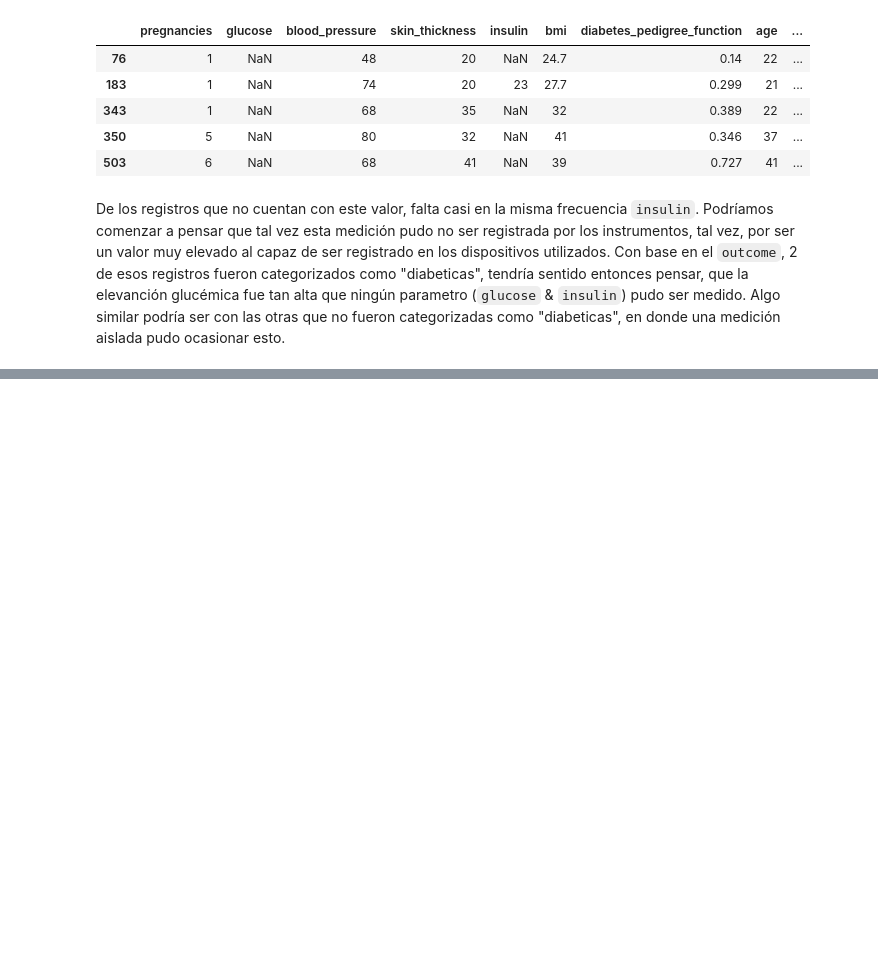
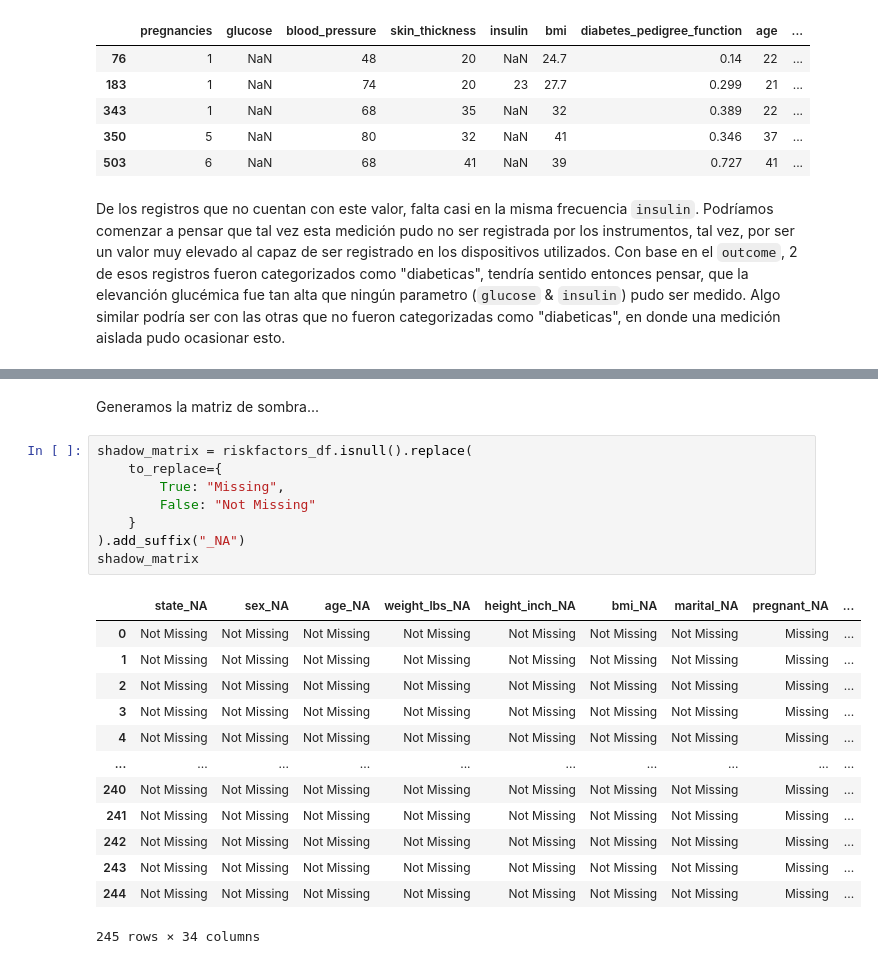
Before and after one commit to PedroRgz/Curso-Manejo-de-datos-faltantes, a Jupyter notebook: Manejo de datos faltantes: Exploración.ipynb, the cells around one changed output, grey strips where cells are left out. Cells and saved outputs as stored; diff of their text form; blank space fills up the shorter version.

```diff
--- a/Manejo de datos faltantes: Exploración.ipynb
+++ b/Manejo de datos faltantes: Exploración.ipynb
@@ -1485,0 +1527,24 @@ De los registros que no cuentan con este valor, falta casi en la misma frecuenci
+# %% [markdown]
+Generamos la matriz de sombra...
+# %%
+shadow_matrix = riskfactors_df.isnull().replace(
+    to_replace={
+        True: "Missing",
+        False: "Not Missing"
+    }
+).add_suffix("_NA")
+shadow_matrix
+# %% [output]
+|  | state_NA | sex_NA | age_NA | weight_lbs_NA | height_inch_NA | bmi_NA | marital_NA | pregnant_NA | ... |
+| 0 | Not Missing | Not Missing | Not Missing | Not Missing | Not Missing | Not Missing | Not Missing | Missing | ... |
+| 1 | Not Missing | Not Missing | Not Missing | Not Missing | Not Missing | Not Missing | Not Missing | Missing | ... |
+| 2 | Not Missing | Not Missing | Not Missing | Not Missing | Not Missing | Not Missing | Not Missing | Missing | ... |
+| 3 | Not Missing | Not Missing | Not Missing | Not Missing | Not Missing | Not Missing | Not Missing | Missing | ... |
+| 4 | Not Missing | Not Missing | Not Missing | Not Missing | Not Missing | Not Missing | Not Missing | Missing | ... |
+| ... | ... | ... | ... | ... | ... | ... | ... | ... | ... |
+| 240 | Not Missing | Not Missing | Not Missing | Not Missing | Not Missing | Not Missing | Not Missing | Missing | ... |
+| 241 | Not Missing | Not Missing | Not Missing | Not Missing | Not Missing | Not Missing | Not Missing | Missing | ... |
+| 242 | Not Missing | Not Missing | Not Missing | Not Missing | Not Missing | Not Missing | Not Missing | Missing | ... |
+| 243 | Not Missing | Not Missing | Not Missing | Not Missing | Not Missing | Not Missing | Not Missing | Missing | ... |
+| 244 | Not Missing | Not Missing | Not Missing | Not Missing | Not Missing | Not Missing | Not Missing | Missing | ... |
+245 rows × 34 columns
```
Also changed, not shown: parts of 15 cells of this notebook.
